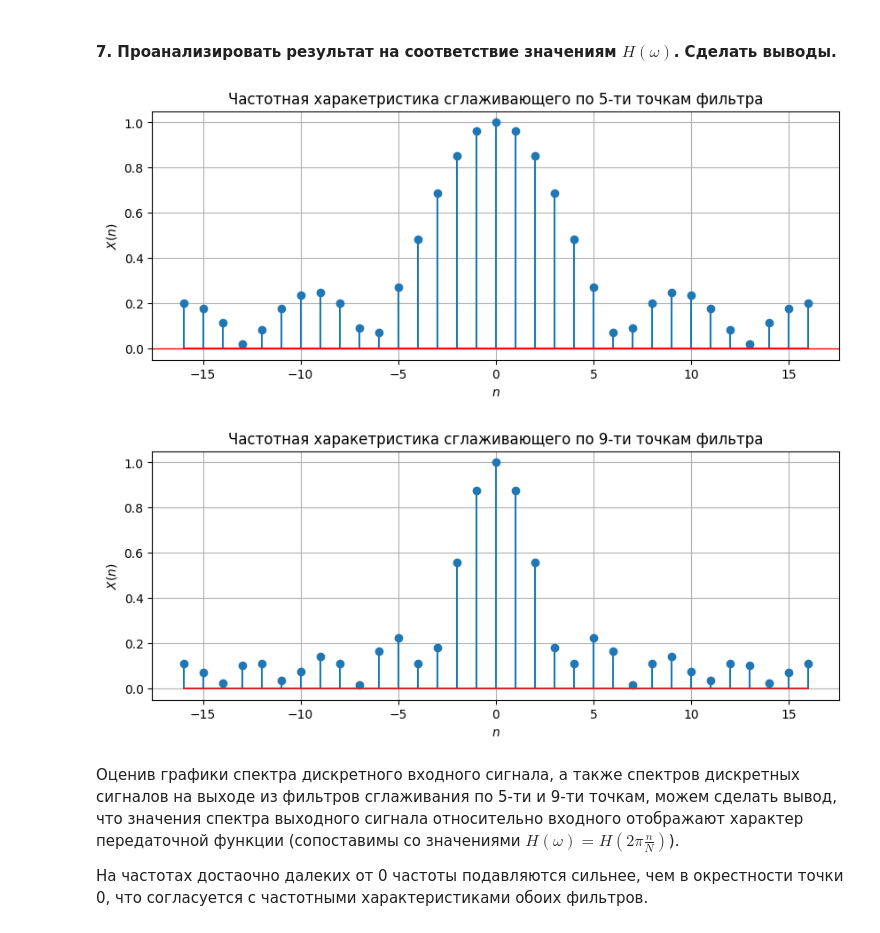
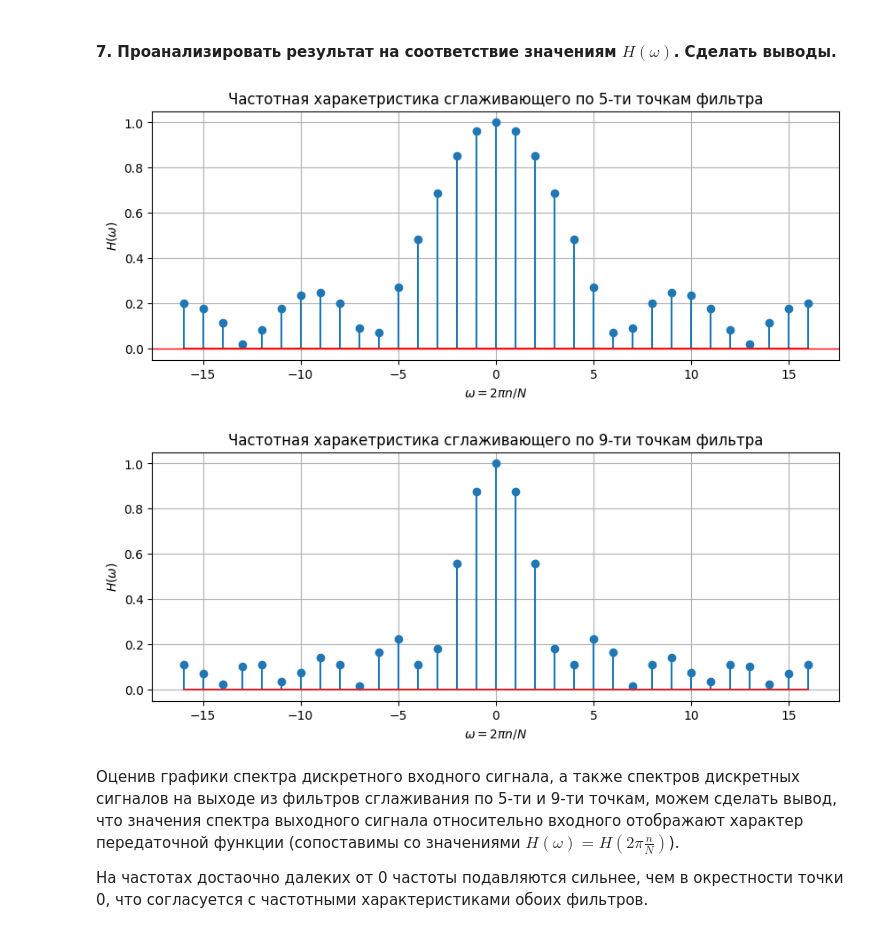
Before and after one commit to the-mvi/dsp-2023, a Jupyter notebook: 0382_Detkova_AS_Rubezhova_NA/task6.ipynb, the cells around one changed output. Cells and saved outputs as stored; diff of their text form; code cells hidden in the pictures.

```diff
--- a/0382_Detkova_AS_Rubezhova_NA/task6.ipynb
+++ b/0382_Detkova_AS_Rubezhova_NA/task6.ipynb
@@ -244,37 +244,37 @@ plt.show()
 # %%
 # передаточная функция фильтра сглаживания по 5-ти точкам
 def H_5(omega):
   return 0.2 * (1 + 2 * np.cos(omega) + 2 * np.cos(2 * omega))
 
 # передаточная функция фильтра сглаживания по 9-ти точкам
 def H_9(omega):
   return (1 + 2 * np.cos(omega) + 2 * np.cos(2 * omega) + 2 * np.cos(3 * omega) + 2 * np.cos(4 * omega)) / 9
 
 H_5_omega = [np.abs(H_5(omega)) for omega in frec]
 H_9_omega = [np.abs(H_9(omega)) for omega in frec]
 
 plt.figure(figsize=(10,8))
 plt.subplot(2, 1, 1)
 plt.stem(n, H_5_omega)
 plt.axhline(y=0.0, color='red', linewidth=1.0)
 plt.title('Частотная харакетристика сглаживающего по 5-ти точкам фильтра')
-plt.xlabel('$n$')
-plt.ylabel('$X(n)$')
+plt.xlabel('$\omega = 2 \pi n / N$')
+plt.ylabel('$H(\omega)$')
 plt.grid()
 
 plt.figure(figsize=(10,8))
 plt.subplot(2, 1, 2)
 plt.stem(n, H_9_omega)
 plt.title('Частотная харакетристика сглаживающего по 9-ти точкам фильтра')
-plt.xlabel('$n$')
-plt.ylabel('$X(n)$')
+plt.xlabel('$\omega = 2 \pi n / N$')
+plt.ylabel('$H(\omega)$')
 plt.grid()
 
 
 plt.show()
 # %% [output]
-[figure, old version]
+[figure, new version]
-[figure, old version]
+[figure, new version]
 # %% [markdown]
 Оценив графики спектра дискретного входного сигнала, а также спектров дискретных сигналов на выходе из фильтров сглаживания по 5-ти и 9-ти точкам, можем сделать вывод, что значения спектра выходного сигнала относительно входного отображают характер передаточной функции (сопоставимы со значениями $H(\omega) = H(2 \pi \frac n N)$).
 
```
Also changed, not shown: parts of 1 cell of this notebook.
